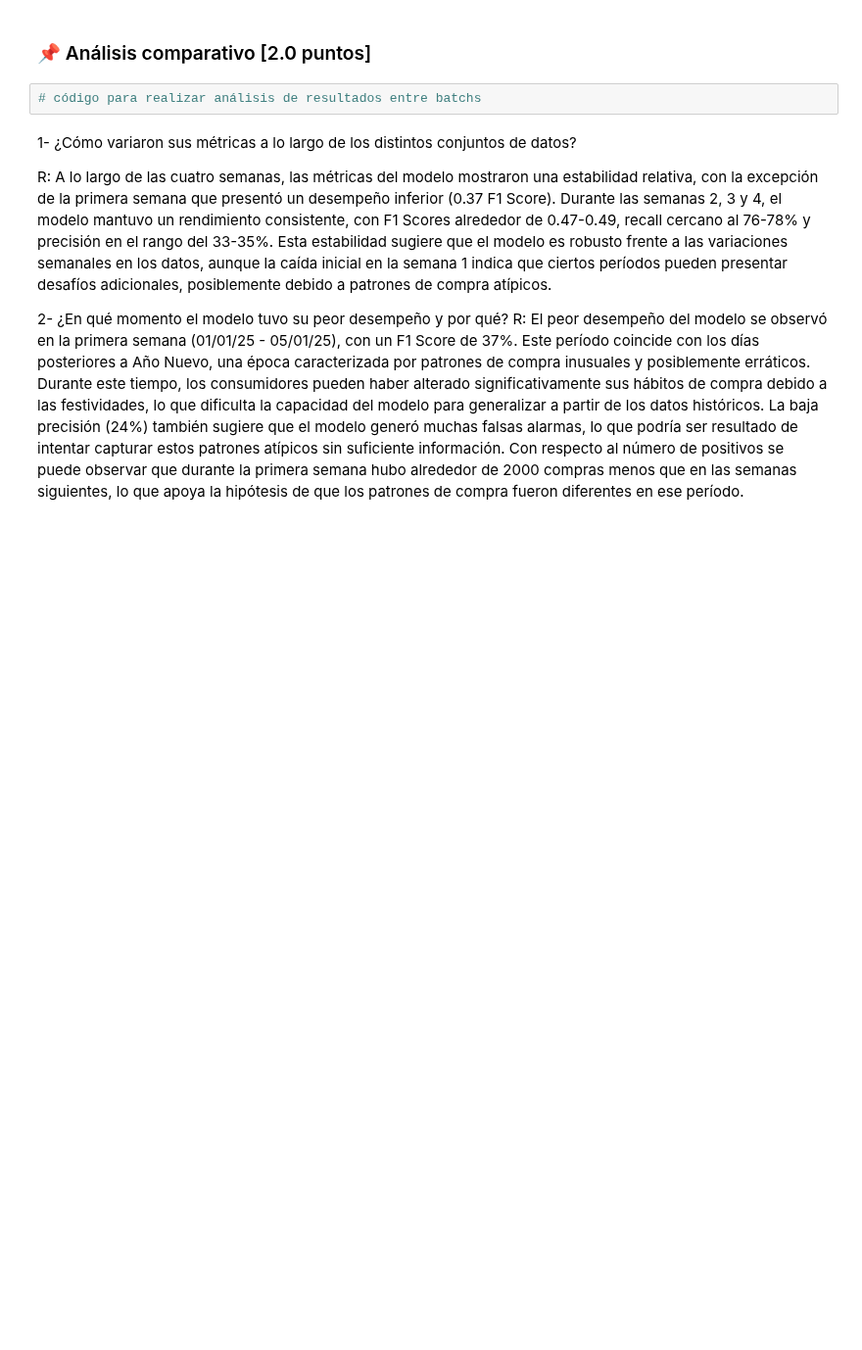
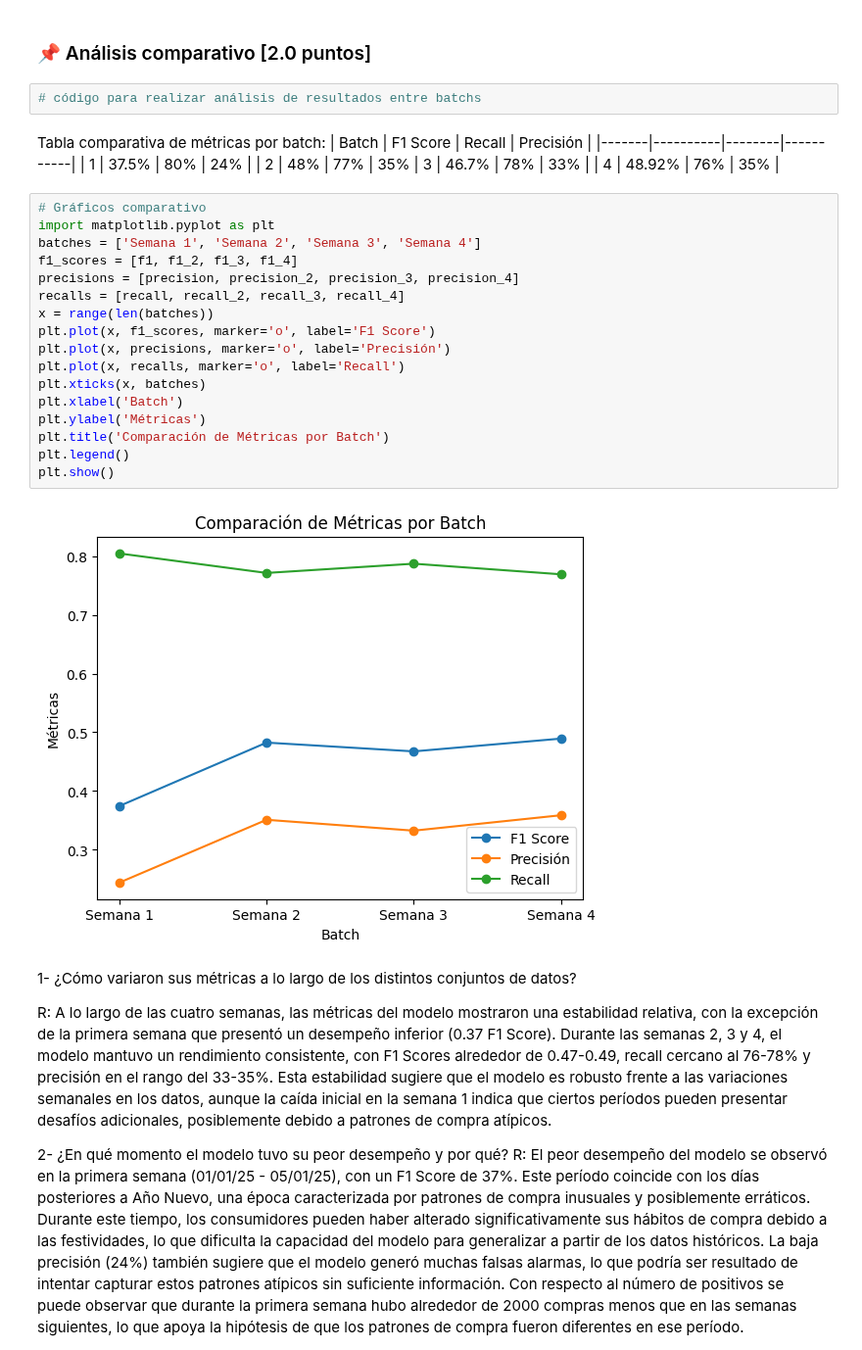
Before and after one commit to estebanaraneda/MDS7202_OVNI, a Jupyter notebook: entrega_3/enunciado_entrega3.ipynb, the cells around one changed output. Shown at 98% size. Saved outputs shown, nothing was run; the diff lists cells and outputs as text; blank space fills up the shorter version.

```diff
--- a/entrega_3/enunciado_entrega3.ipynb
+++ b/entrega_3/enunciado_entrega3.ipynb
@@ -250,6 +250,33 @@ Nuevamente, un desempeño muy similar a las dos semanas anteriores, con un F1 Sc
 ### 📌 Análisis comparativo [2.0 puntos]
 # %%
 # código para realizar análisis de resultados entre batchs
+# %% [markdown]
+Tabla comparativa de métricas por batch:
+| Batch | F1 Score | Recall | Precisión |
+|-------|----------|--------|-----------|
+| 1     | 37.5%    | 80%    | 24%       |
+| 2     | 48%      | 77%    | 35%
+| 3     | 46.7%    | 78%    | 33%       |
+| 4     | 48.92%   | 76%    | 35%       |
+# %%
+# Gráficos comparativo
+import matplotlib.pyplot as plt
+batches = ['Semana 1', 'Semana 2', 'Semana 3', 'Semana 4']
+f1_scores = [f1, f1_2, f1_3, f1_4]
+precisions = [precision, precision_2, precision_3, precision_4]
+recalls = [recall, recall_2, recall_3, recall_4]
+x = range(len(batches))
+plt.plot(x, f1_scores, marker='o', label='F1 Score')
+plt.plot(x, precisions, marker='o', label='Precisión')
+plt.plot(x, recalls, marker='o', label='Recall')
+plt.xticks(x, batches)
+plt.xlabel('Batch')
+plt.ylabel('Métricas')
+plt.title('Comparación de Métricas por Batch')
+plt.legend()
+plt.show()
+# %% [output]
+[figure, added]
 # %% [markdown]
 1- ¿Cómo variaron sus métricas a lo largo de los distintos conjuntos de datos?
 
```
Also changed, not shown: 1 other file.
